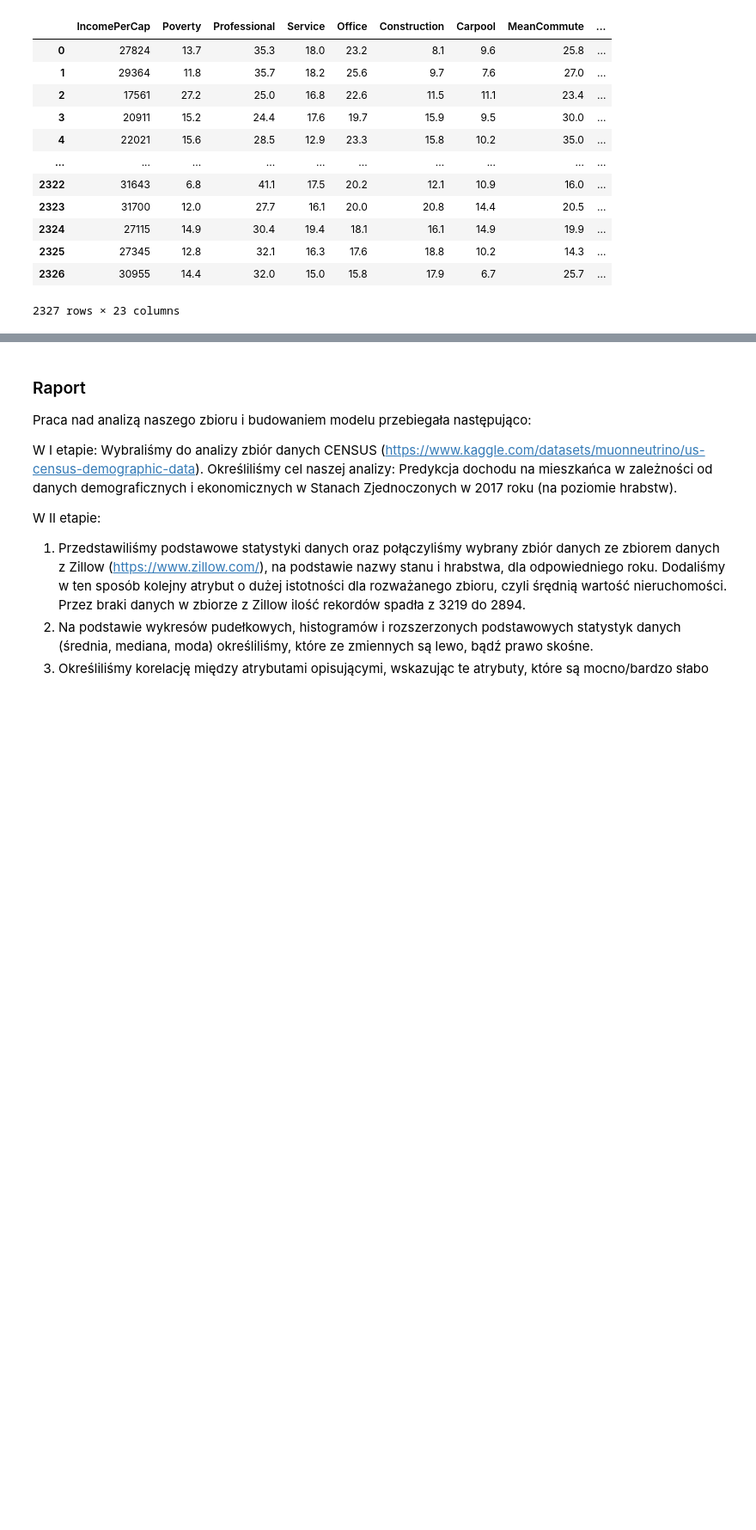
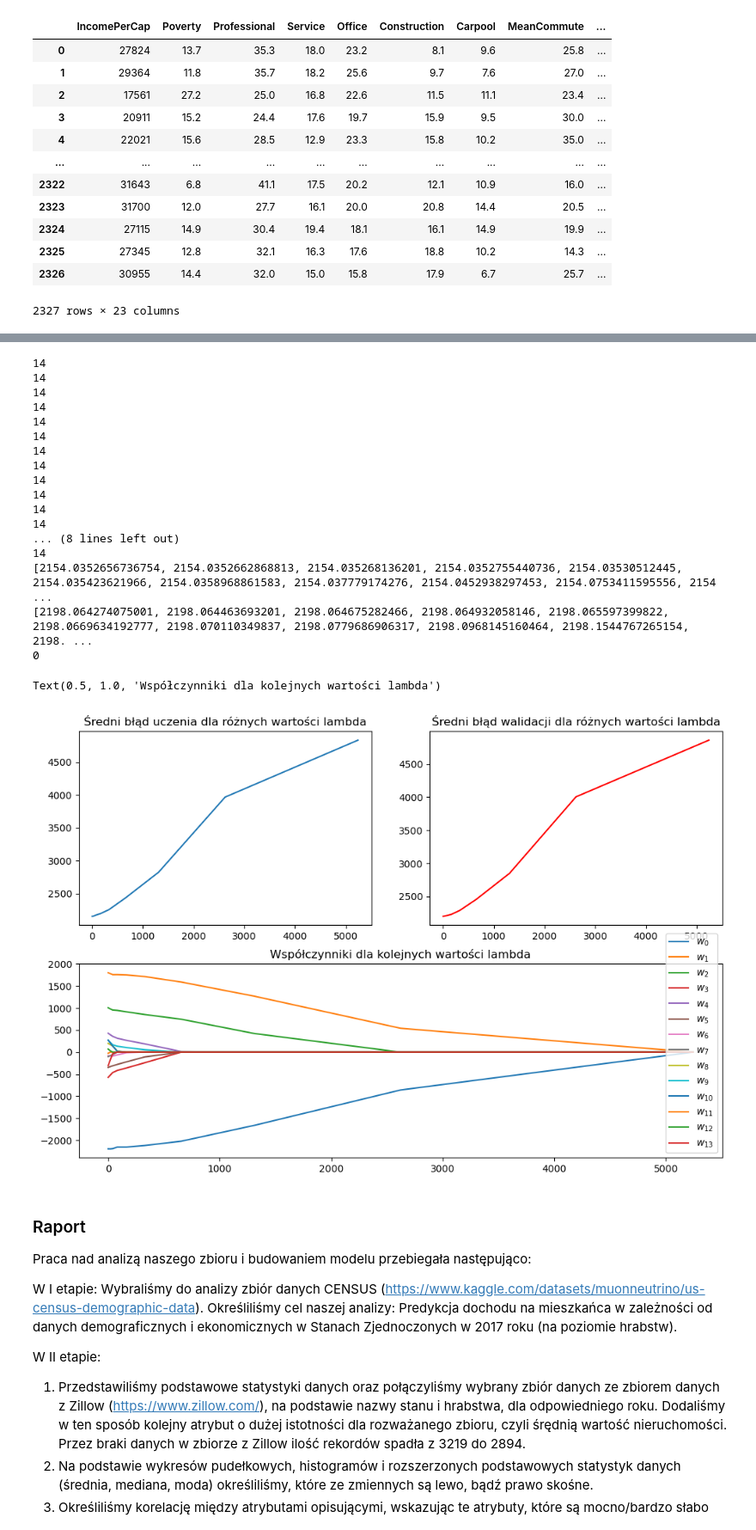
Before and after one commit to juskom/MED2024Z-PROJEKT, a Jupyter notebook: EDA-3.ipynb, the cells around one changed output, grey strips where cells are left out. Shown at 86% size. Drawn from its saved outputs; the diff is of its cells as text; code cells hidden in the pictures; blank space fills up the shorter version.

```diff
--- a/EDA-3.ipynb
+++ b/EDA-3.ipynb
@@ -459,47 +473,62 @@ train_scores = []
 test_scores = []
 ws = []
 
-scaler = StandardScaler()
-standardized_data = scaler.fit_transform(sales[all_features])
-
-print(len(all_features))
-
 for lamb in parameters:
-    result = cross_validate(Lasso(alpha = lamb), standardized_data, sales['price'], return_train_score = True, cv = 5, scoring = 'neg_mean_squared_error', return_estimator = True)
+    result = cross_validate(Lasso(alpha = lamb), scaler.fit_transform(x), y, return_train_score = True, cv = 5, scoring = 'neg_mean_squared_error', return_estimator = True)
     train_scores.append(sqrt(np.mean(-result['train_score'])))
     test_scores.append(sqrt(np.mean(-result['test_score'])))
     best_model: Lasso = result['estimator'][np.argmax(result['test_score'])]
     coefficients = best_model.coef_
     print(len(coefficients))
     # coefficients[0][0] = best_model.intercept_
     # print(coefficients.flatten().tolist())
     ws.append(coefficients.flatten().tolist())
 
 # print(ws)
 print(train_scores)
 print(test_scores)
 
 gs = gridspec.GridSpec(2, 2)
 fig = plt.figure(figsize=(12,8))
 
 ax1 = fig.add_subplot(gs[0, 0])
 ax1.plot(parameters, train_scores)
 plt.title('Średni błąd uczenia dla różnych wartości lambda')
 
 
 print(np.argmin(test_scores))
 ax2 = fig.add_subplot(gs[0, 1])
 ax2.plot(parameters, test_scores, 'red')
 # plt.yscale('log')
 plt.title('Średni błąd walidacji dla różnych wartości lambda')
 
 # ax -> plt
 
 ax3 = fig.add_subplot(gs[1, :])
-for i in range(17):
+for i in range(len(best_features)):
     ax3.plot(parameters, [w[i] for w in ws])
-plt.legend([f'$w_{{{i}}}$' for i in range(17)], loc='lower right')
+plt.legend([f'$w_{{{i}}}$' for i in range(len(best_features))], loc='lower right')
 plt.title('Współczynniki dla kolejnych wartości lambda')
+# %% [output]
+14
+14
+14
+14
+14
+14
+14
+14
+14
+14
+14
+14
+... (8 lines left out)
+14
+[2154.0352656736754, 2154.0352662868813, 2154.035268136201, 2154.0352755440736, 2154.03530512445, 2154.035423621966, 2154.0358968861583, 2154.037779174276, 2154.0452938297453, 2154.0753411595556, 2154 ...
+[2198.064274075001, 2198.064463693201, 2198.064675282466, 2198.064932058146, 2198.065597399822, 2198.0669634192777, 2198.070110349837, 2198.0779686906317, 2198.0968145160464, 2198.1544767265154, 2198. ...
+0
+Text(0.5, 1.0, 'Współczynniki dla kolejnych wartości lambda')
+[figure, added]
 # %% [markdown]
 ### Raport
 
```
Also changed, not shown: parts of 10 cells of this notebook, 1 other file.
